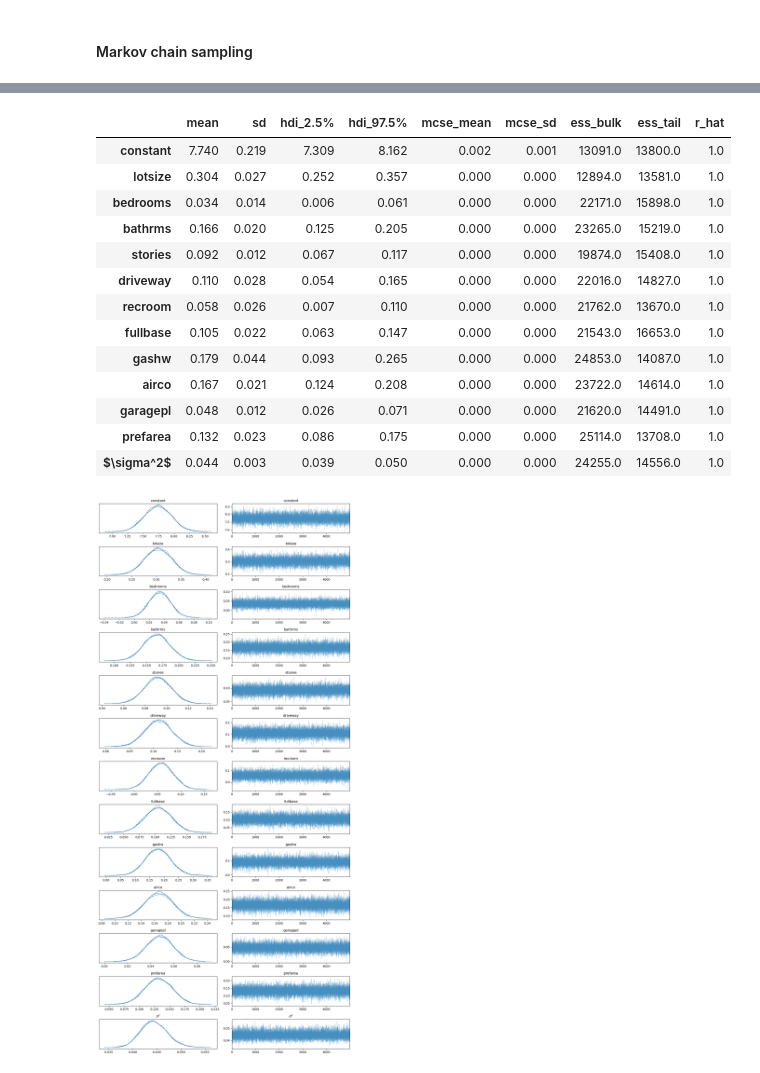
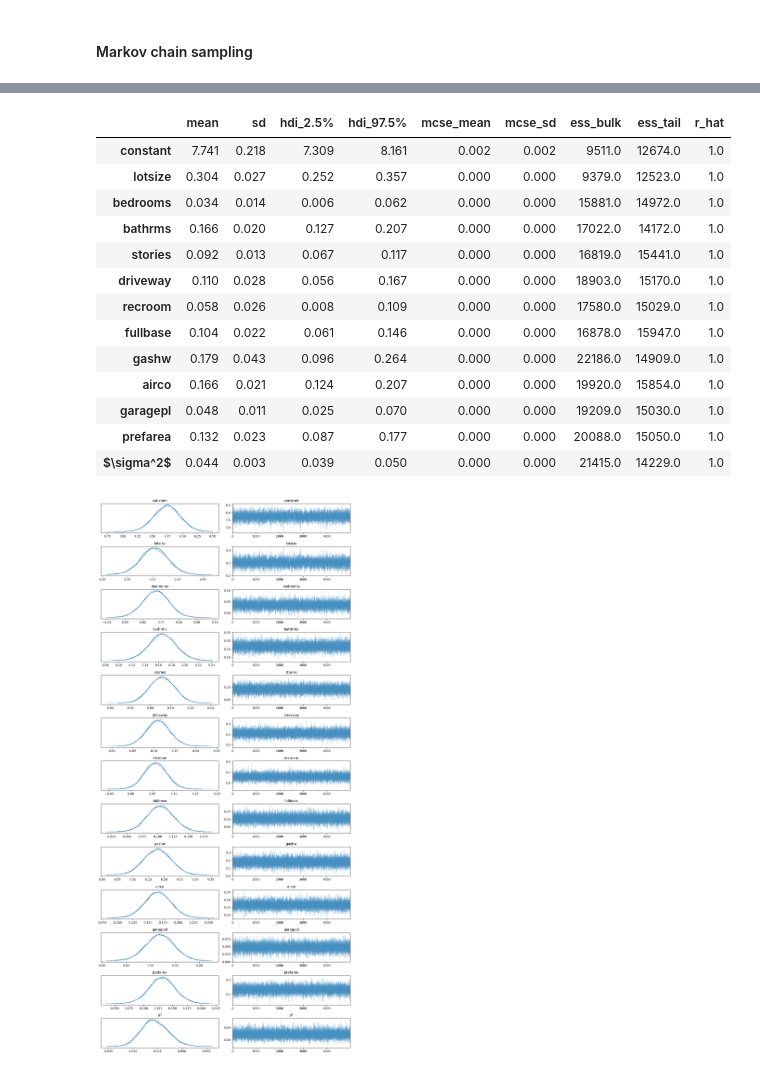
Before and after one commit to nakatsuma/probability_and_statistics, a Jupyter notebook: notebook-a/housing_price.ipynb, the cells around one changed output, grey strips where cells are left out. Saved outputs shown, nothing was run; the diff lists cells and outputs as text; code cells hidden in the pictures.

```diff
--- a/notebook-a/housing_price.ipynb
+++ b/notebook-a/housing_price.ipynb
@@ -144,5 +145,5 @@ n_draws = 5000
 n_chains = 4
 n_tune = 1000
 with multiple_regression:
-    trace = pm.sample(draws=n_draws, chains=n_chains, tune=n_tune, target_accept=0.9, random_seed=123)
+    trace = pm.sample(draws=n_draws, chains=n_chains, tune=n_tune, target_accept=0.9, random_seed=123, nuts_sampler='numpyro', progressbar=False)
 # %% [output]
@@ -155,29 +156,29 @@ Sampling 4 chains for 1_000 tune and 5_000 draw iterations (4_000 + 20_000 draws
 # %%
 results = pm.summary(trace, hdi_prob=0.95)
 results.index = var_names
-sim_param = dict([(var, trace.posterior['b'].values[:, :, index]) for index, var in enumerate(var_names[:-1])])
-sim_param[var_names[-1]] = trace.posterior['sigma2'].values
+sim_param = dict([(var, trace.posterior['b'].to_numpy()[:, :, index]) for index, var in enumerate(var_names[:-1])])
+sim_param[var_names[-1]] = trace.posterior['sigma2'].to_numpy()
 # %%
 display(results)
 # %% [output]
 |  | mean | sd | hdi_2.5% | hdi_97.5% | mcse_mean | mcse_sd | ess_bulk | ess_tail | r_hat |
-| constant | 7.740 | 0.219 | 7.309 | 8.162 | 0.002 | 0.001 | 13091.0 | 13800.0 | 1.0 |
-| lotsize | 0.304 | 0.027 | 0.252 | 0.357 | 0.000 | 0.000 | 12894.0 | 13581.0 | 1.0 |
-| bedrooms | 0.034 | 0.014 | 0.006 | 0.061 | 0.000 | 0.000 | 22171.0 | 15898.0 | 1.0 |
-| bathrms | 0.166 | 0.020 | 0.125 | 0.205 | 0.000 | 0.000 | 23265.0 | 15219.0 | 1.0 |
-| stories | 0.092 | 0.012 | 0.067 | 0.117 | 0.000 | 0.000 | 19874.0 | 15408.0 | 1.0 |
-| driveway | 0.110 | 0.028 | 0.054 | 0.165 | 0.000 | 0.000 | 22016.0 | 14827.0 | 1.0 |
-| recroom | 0.058 | 0.026 | 0.007 | 0.110 | 0.000 | 0.000 | 21762.0 | 13670.0 | 1.0 |
-| fullbase | 0.105 | 0.022 | 0.063 | 0.147 | 0.000 | 0.000 | 21543.0 | 16653.0 | 1.0 |
-| gashw | 0.179 | 0.044 | 0.093 | 0.265 | 0.000 | 0.000 | 24853.0 | 14087.0 | 1.0 |
-| airco | 0.167 | 0.021 | 0.124 | 0.208 | 0.000 | 0.000 | 23722.0 | 14614.0 | 1.0 |
-| garagepl | 0.048 | 0.012 | 0.026 | 0.071 | 0.000 | 0.000 | 21620.0 | 14491.0 | 1.0 |
-| prefarea | 0.132 | 0.023 | 0.086 | 0.175 | 0.000 | 0.000 | 25114.0 | 13708.0 | 1.0 |
-| $\sigma^2$ | 0.044 | 0.003 | 0.039 | 0.050 | 0.000 | 0.000 | 24255.0 | 14556.0 | 1.0 |
+| constant | 7.741 | 0.218 | 7.309 | 8.161 | 0.002 | 0.002 | 9511.0 | 12674.0 | 1.0 |
+| lotsize | 0.304 | 0.027 | 0.252 | 0.357 | 0.000 | 0.000 | 9379.0 | 12523.0 | 1.0 |
+| bedrooms | 0.034 | 0.014 | 0.006 | 0.062 | 0.000 | 0.000 | 15881.0 | 14972.0 | 1.0 |
+| bathrms | 0.166 | 0.020 | 0.127 | 0.207 | 0.000 | 0.000 | 17022.0 | 14172.0 | 1.0 |
+| stories | 0.092 | 0.013 | 0.067 | 0.117 | 0.000 | 0.000 | 16819.0 | 15441.0 | 1.0 |
+| driveway | 0.110 | 0.028 | 0.056 | 0.167 | 0.000 | 0.000 | 18903.0 | 15170.0 | 1.0 |
+| recroom | 0.058 | 0.026 | 0.008 | 0.109 | 0.000 | 0.000 | 17580.0 | 15029.0 | 1.0 |
+| fullbase | 0.104 | 0.022 | 0.061 | 0.146 | 0.000 | 0.000 | 16878.0 | 15947.0 | 1.0 |
+| gashw | 0.179 | 0.043 | 0.096 | 0.264 | 0.000 | 0.000 | 22186.0 | 14909.0 | 1.0 |
+| airco | 0.166 | 0.021 | 0.124 | 0.207 | 0.000 | 0.000 | 19920.0 | 15854.0 | 1.0 |
+| garagepl | 0.048 | 0.011 | 0.025 | 0.070 | 0.000 | 0.000 | 19209.0 | 15030.0 | 1.0 |
+| prefarea | 0.132 | 0.023 | 0.087 | 0.177 | 0.000 | 0.000 | 20088.0 | 15050.0 | 1.0 |
+| $\sigma^2$ | 0.044 | 0.003 | 0.039 | 0.050 | 0.000 | 0.000 | 21415.0 | 14229.0 | 1.0 |
 # %%
-pm.plot_trace(sim_param)
+az.plot_trace(sim_param)
 plt.tight_layout()
 plt.show()
 # %% [output]
-[figure, old version]
+[figure, new version]
 # %%
```
Also changed, not shown: parts of 4 cells of this notebook, 14 other files.
